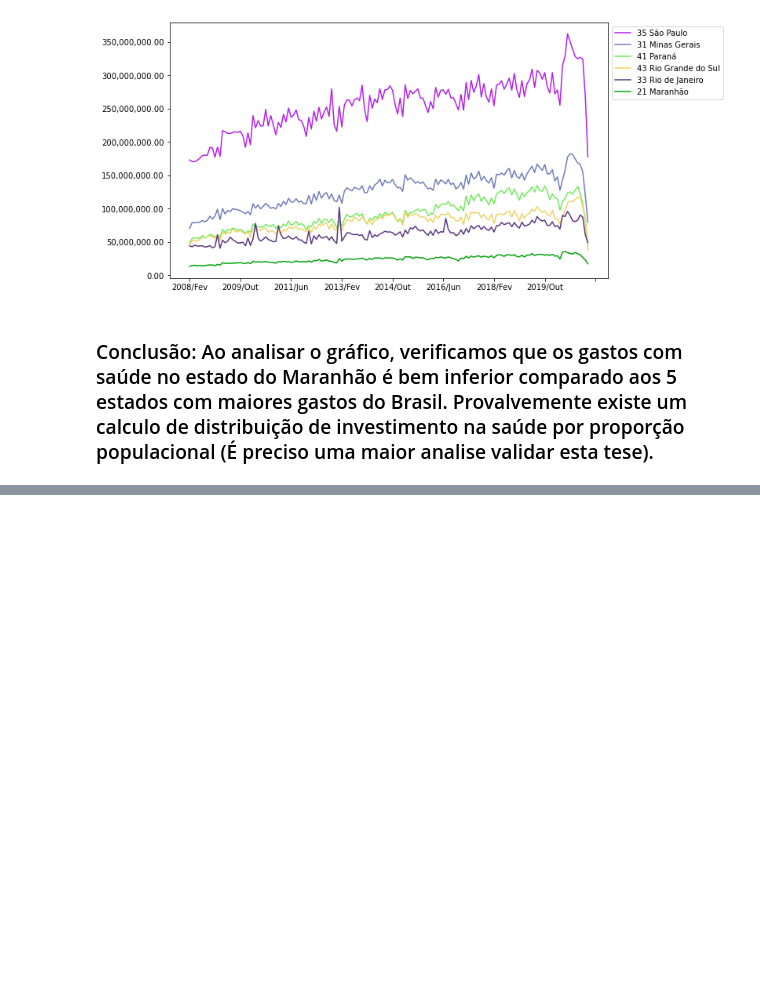
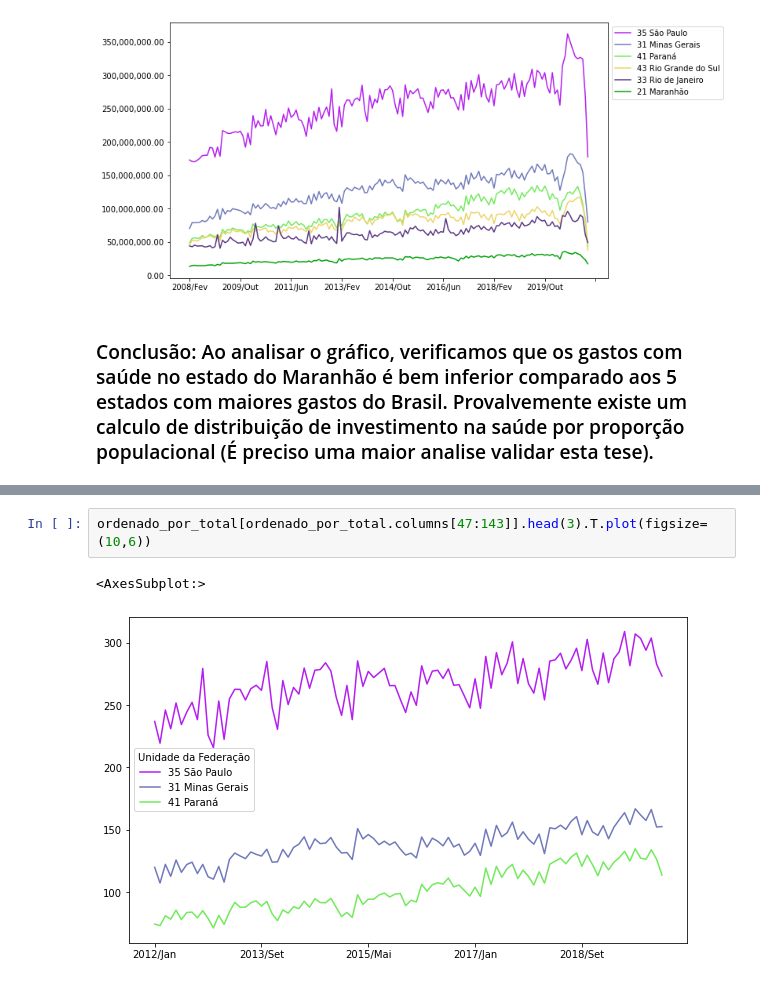
Before and after one commit to diogoslz/Bootcamp-Datascience_old, a Jupyter notebook: Bootcamp Datascience.ipynb, the cells around one changed output, grey strips where cells are left out. Drawn from its saved outputs; the diff is of its cells as text; blank space fills up the shorter version.

```diff
--- a/Bootcamp Datascience.ipynb
+++ b/Bootcamp Datascience.ipynb
@@ -665,0 +677,5 @@ plt.show()
+# %%
+ordenado_por_total[ordenado_por_total.columns[47:143]].head(3).T.plot(figsize=(10,6))
+# %% [output]
+<AxesSubplot:>
+[figure, added]
```
Also changed, not shown: parts of 24 cells of this notebook.
